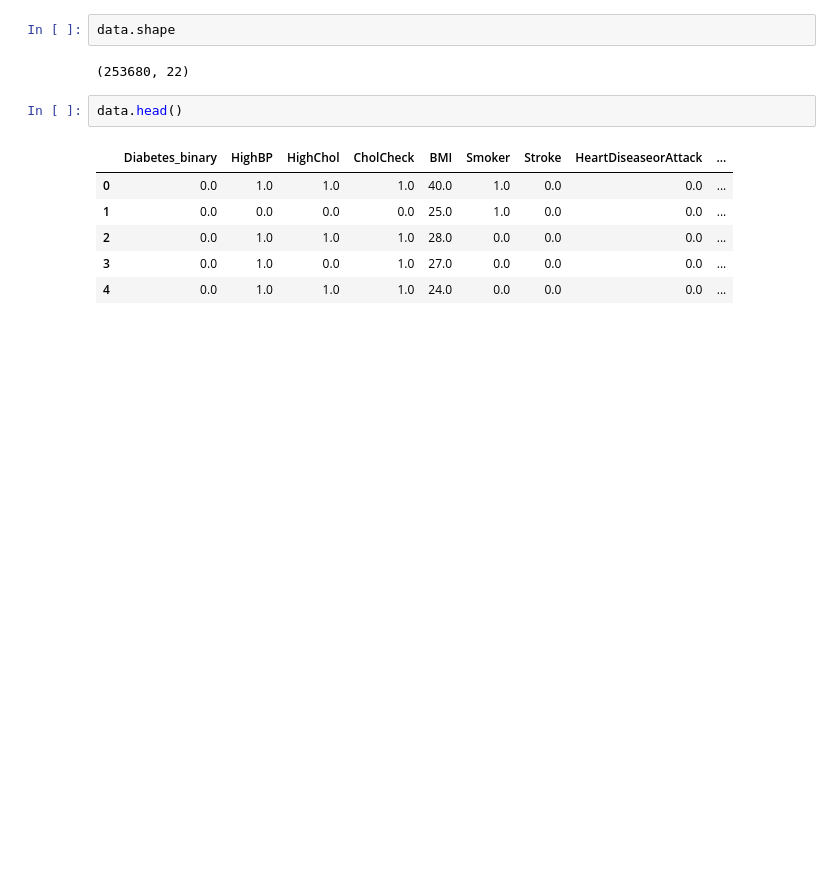
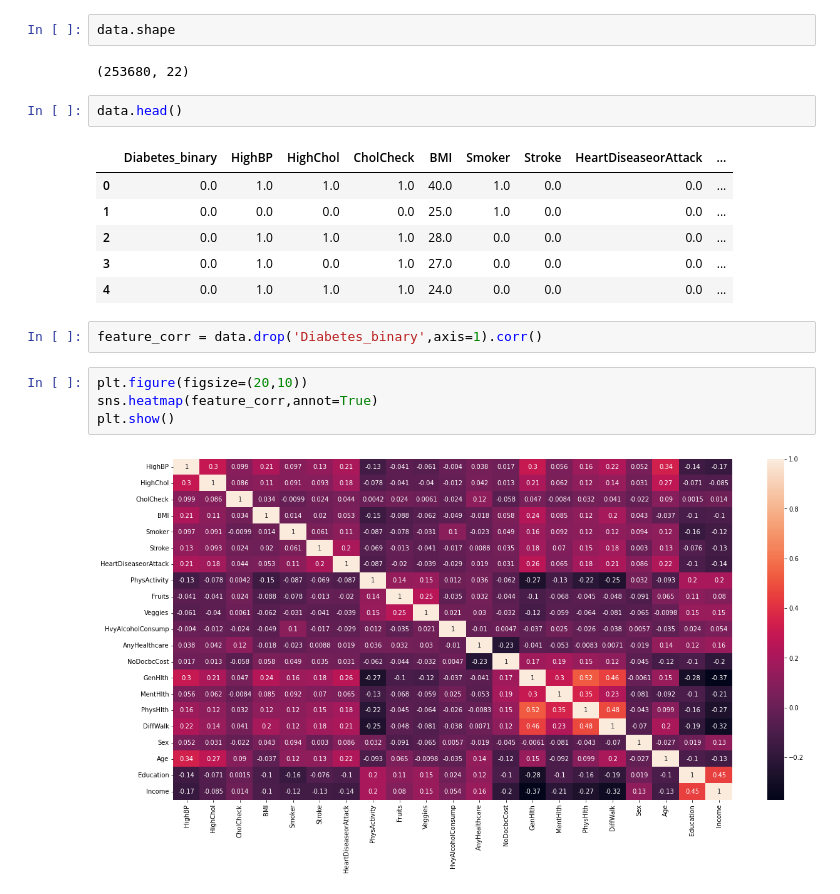
Before and after one commit to Vishu-Gupta/MLProjects, a Jupyter notebook: 03 Diabetes_prediction_BRFSS_2015_Survey.ipynb, the cells around one changed output. Drawn from its saved outputs; the diff is of its cells as text; blank space fills up the shorter version.

```diff
--- a/03 Diabetes_prediction_BRFSS_2015_Survey.ipynb
+++ b/03 Diabetes_prediction_BRFSS_2015_Survey.ipynb
@@ -66,3 +66,11 @@ data.head()
 | 2 | 0.0 | 1.0 | 1.0 | 1.0 | 28.0 | 0.0 | 0.0 | 0.0 | ... |
 | 3 | 0.0 | 1.0 | 0.0 | 1.0 | 27.0 | 0.0 | 0.0 | 0.0 | ... |
 | 4 | 0.0 | 1.0 | 1.0 | 1.0 | 24.0 | 0.0 | 0.0 | 0.0 | ... |
+# %%
+feature_corr = data.drop('Diabetes_binary',axis=1).corr()
+# %%
+plt.figure(figsize=(20,10))
+sns.heatmap(feature_corr,annot=True)
+plt.show()
+# %% [output]
+[figure, added]
```
Also changed, not shown: parts of 3 cells of this notebook.
